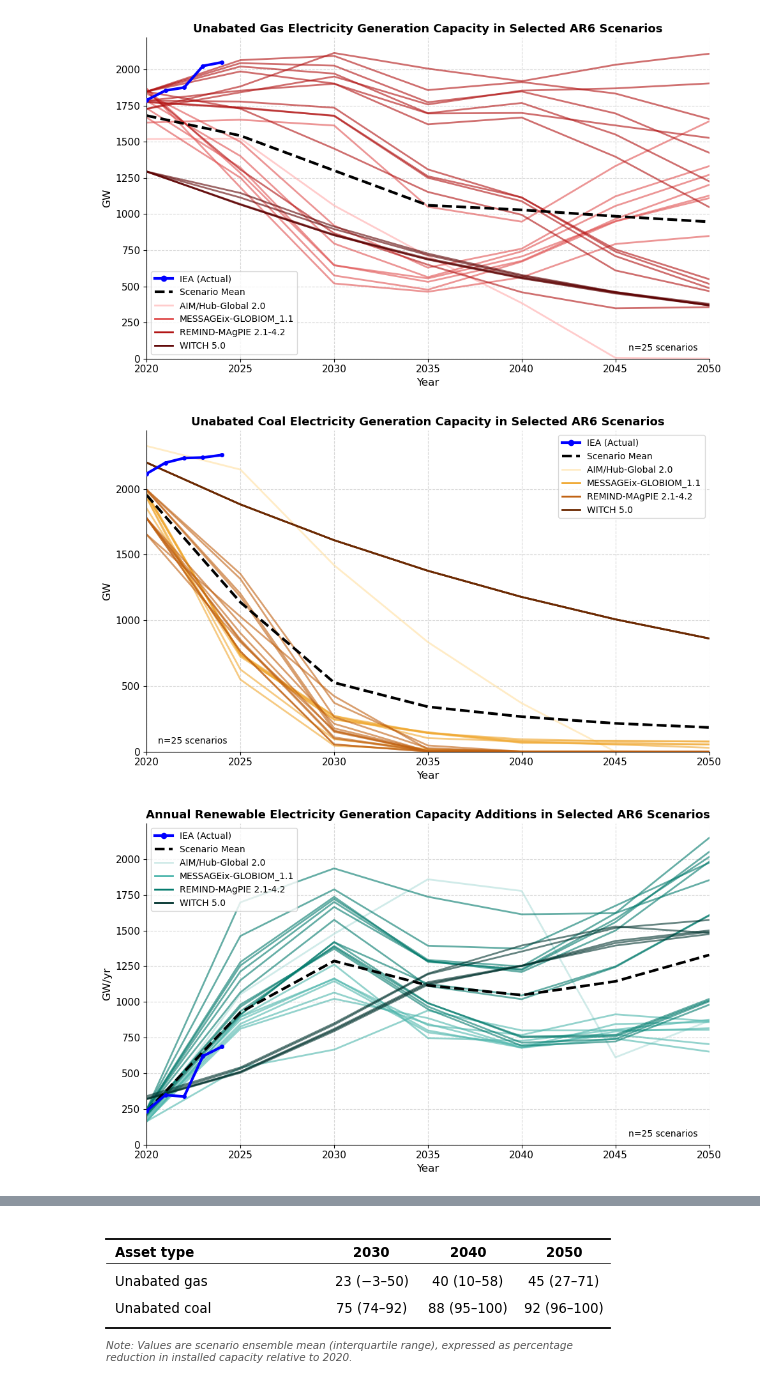
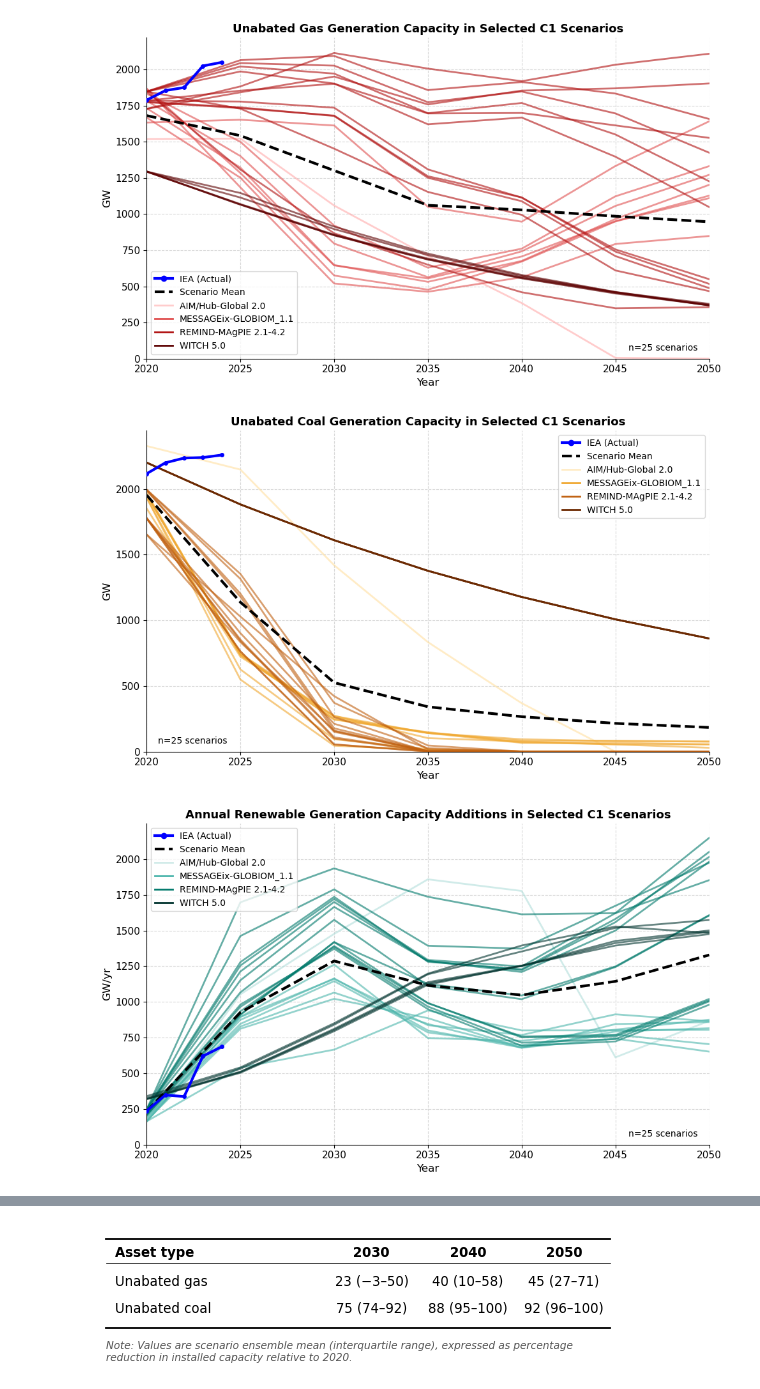
Before and after one commit to parkercaswell47/MSc_Py, a Jupyter notebook: Assessment2FiguresV2.1.ipynb, the cells around one changed output, grey strips where cells are left out. Cells and saved outputs as stored; diff of their text form; code cells hidden in the pictures.

```diff
--- a/Assessment2FiguresV2.1.ipynb
+++ b/Assessment2FiguresV2.1.ipynb
@@ -61,8 +61,7 @@ for idx, row in iea_df.iterrows():
              marker='o', markersize=4, zorder=15, label='_nolegend_')
 
 # --- Plotting Mean of Scenarios ---
-mean_years = ['2020', '2025', '2030', '2035', '2040', '2045', '2050']
-overall_mean = scenarios_df[mean_years].mean()
+overall_mean = scenarios_df[[str(y) for y in ticks_years]].mean()
 plt.plot(overall_mean.index.astype(int), overall_mean.values, color=MEAN_COLOR, linewidth=3, alpha=MEAN_ALPHA,
          zorder=10, label='_nolegend_', linestyle="--")
 
@@ -75,35 +74,35 @@ for model in MODEL_COLORS:
     if model != 'IEA' and model in scenarios_df['Model'].unique():
         n = model_counts.get(model, 1)
         swatch_alpha = min(SCENARIO_ALPHA * n, 1.0)
         swatch_color = get_greyed_color(MODEL_COLORS[model], alpha=swatch_alpha, mix_ratio=GREY_MIX_RATIO)
         legend_elements.append(Line2D([0], [0], color=swatch_color, lw=LINE_WIDTH, label=model))
 
 # --- Formatting ---
 unit = df['Unit'].iloc[0]
-plt.title('Unabated Gas Electricity Generation Capacity in Selected AR6 Scenarios', fontsize=13, fontweight='bold')
+plt.title('Unabated Gas Generation Capacity in Selected C1 Scenarios', fontsize=13, fontweight='bold')
 plt.xlabel('Year', fontsize=12)
 plt.ylabel(unit, fontsize=12)
 
 # Specific X-ticks only every 5 years
 plt.xticks(ticks_years, fontsize=11)
 plt.yticks(fontsize=11)
 plt.xlim(X_START, X_END)
 plt.ylim(bottom=0)
 plt.grid(True, linestyle='--', alpha=0.5)
 
 plt.gca().spines['top'].set_visible(False)
 plt.gca().spines['right'].set_visible(False)
 
 plt.legend(handles=legend_elements, loc='lower left', fontsize=10)
 # Change the n= annotation to consistent position
 plt.annotate(f'n={len(scenarios_df)} scenarios', xy=(0.98, 0.02), xycoords='axes fraction',
              fontsize=10, color='black', ha='right', va='bottom')
 
 plt.tight_layout()
 plt.savefig('gas_unabated_capacity_fixed.svg', format='svg', bbox_inches='tight', transparent=True)
 plt.show()
 # %% [output]
-[figure, old version]
+[figure, new version]
 # %%
 import pandas as pd
 import matplotlib.pyplot as plt
@@ -197,7 +196,7 @@ if SHOW_SHADED_REGION:
 
 # --- Formatting ---
 unit = df['Unit'].iloc[0]
-plt.title('Unabated Coal Electricity Generation Capacity in Selected AR6 Scenarios', fontsize=13, fontweight='bold')
+plt.title('Unabated Coal Generation Capacity in Selected C1 Scenarios', fontsize=13, fontweight='bold')
 plt.xlabel('Year', fontsize=12)
 plt.ylabel(unit, fontsize=12)
 
@@ -222,7 +221,7 @@ plt.savefig('coal_unabated_capacity_fixed.svg', format='svg', bbox_inches='tight
 
 plt.show()
 # %% [output]
-[figure, old version]
+[figure, new version]
 # %%
 import pandas as pd
 import matplotlib.pyplot as plt
@@ -313,7 +312,7 @@ for model in MODEL_COLORS:
 
 # --- Formatting ---
 unit = df['Unit'].iloc[0]
-plt.title('Annual Renewable Electricity Generation Capacity Additions in Selected AR6 Scenarios', fontsize=13, fontweight='bold')
+plt.title('Annual Renewable Generation Capacity Additions in Selected C1 Scenarios', fontsize=13, fontweight='bold')
 plt.xlabel('Year', fontsize=12)
 plt.ylabel(unit, fontsize=12)
 
@@ -335,7 +334,7 @@ plt.tight_layout()
 plt.savefig('RE_additions.svg', format='svg', bbox_inches='tight', transparent=True)
 plt.show()
 # %% [output]
-[figure, old version]
+[figure, new version]
 # %%
 import pandas as pd
 import matplotlib.pyplot as plt
```
Also changed, not shown: parts of 4 cells of this notebook, 10 other files.
